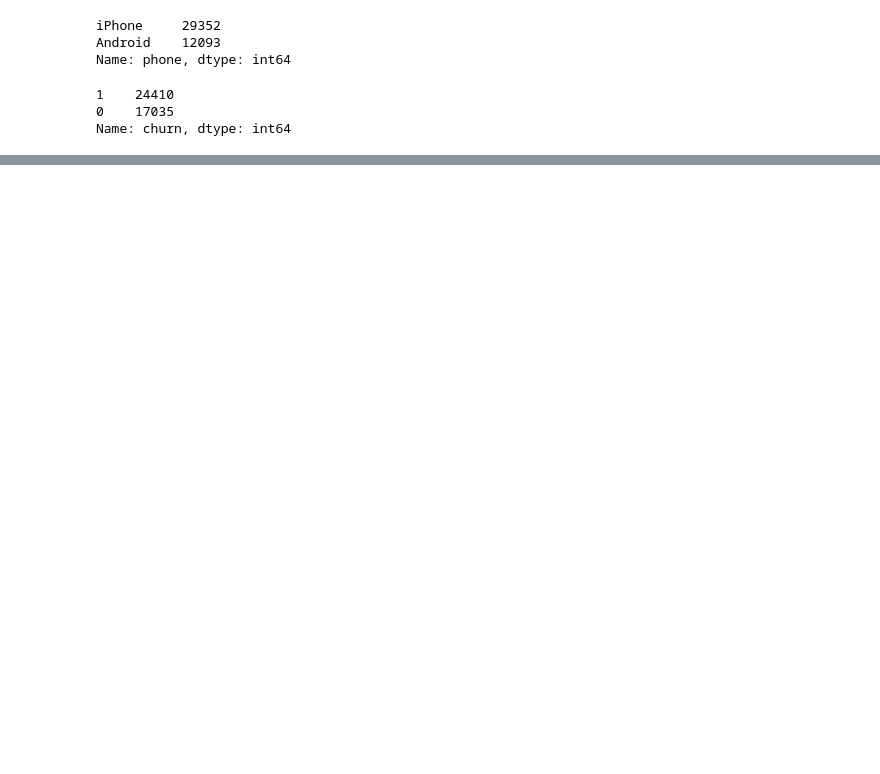
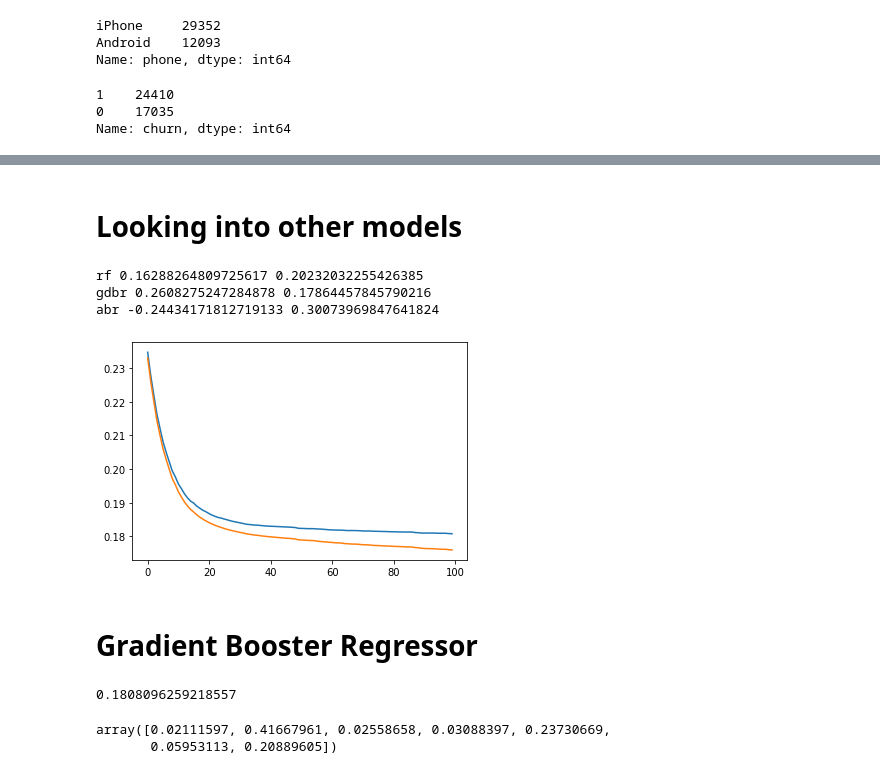
Before and after one commit to JuliaSokolova/churn-prediction, a Jupyter notebook: Churn _EDA.ipynb, the cells around one changed output, grey strips where cells are left out. Cells and saved outputs as stored; diff of their text form; code cells hidden in the pictures; blank space fills up the shorter version.

Commit message:
try gradient booster

```diff
--- a/Churn _EDA.ipynb
+++ b/Churn _EDA.ipynb
@@ -106,0 +130,8 @@ y = data.churn.values
+# %%
+model = LogisticRegression()
+# %%
+X_train, X_test, y_train, y_test = train_test_split(X, y)
+# %%
+model.fit(X_train, y_train)
+y_hat = model.predict(X_test)
+mean_squared_log_error(y_test, y_hat), mean_squared_error(y_test, y_hat)
@@ -106,0 +158,2 @@ y = data.churn.values
+# %% [markdown]
+# Looking into other models
@@ -106,0 +189,43 @@ y = data.churn.values
+# %%
+cvscore(X, y)
+# %% [output]
+rf 0.16288264809725617 0.20232032255426385
+gdbr 0.2608275247284878 0.17864457845790216
+abr -0.24434171812719133 0.30073969847641824
+# %%
+def stage_score_plot(estimator, X_train, y_train, X_test, y_test):
+    '''
+    Parameters: estimator: GradientBoostingRegressor or AdaBoostRegressor
+                X_train: 2d numpy array
+                y_train: 1d numpy array
+                X_test: 2d numpy array
+                y_test: 1d numpy array
+
+    Returns: A plot of the number of iterations vs the MSE for the model for
+    both the training set and test set.
+    '''
+    clf = estimator()
+    clf.fit(X_train, y_train)
+
+    predicts_train = np.array(list(clf.staged_predict(X_train)))
+    MSEs_train = (y_train - predicts_train)**2
+    MSEs_train = MSEs_train.mean(axis=1)
+
+    predicts_test = np.array(list(clf.staged_predict(X_test)))
+    MSEs_test = (y_test - predicts_test)**2
+    MSEs_test = MSEs_test.mean(axis=1)
+
+    x = range(100)
+
+    plt.plot(x, MSEs_test)
+    plt.plot(x, MSEs_train)
+    #plt.legend()
+
+    return MSEs_train, MSEs_test
+# %%
+estimator = GradientBoostingRegressor
+MSEs_train, MSEs_test = stage_score_plot(estimator, X_train, y_train, X_test, y_test)
+# %% [output]
+[figure, added]
+# %% [markdown]
+# Gradient Booster Regressor
@@ -106,0 +237,11 @@ y = data.churn.values
+# %%
+gdbr.fit(X_train, y_train)
+y_hat = gdbr.predict(X_test)
+mean_squared_error(y_test, y_hat)
+# %% [output]
+0.1808096259218557
+# %%
+gdbr.feature_importances_
+# %% [output]
+array([0.02111597, 0.41667961, 0.02558658, 0.03088397, 0.23730669,
+       0.05953113, 0.20889605])
```
Also changed, not shown: parts of 18 cells of this notebook.
